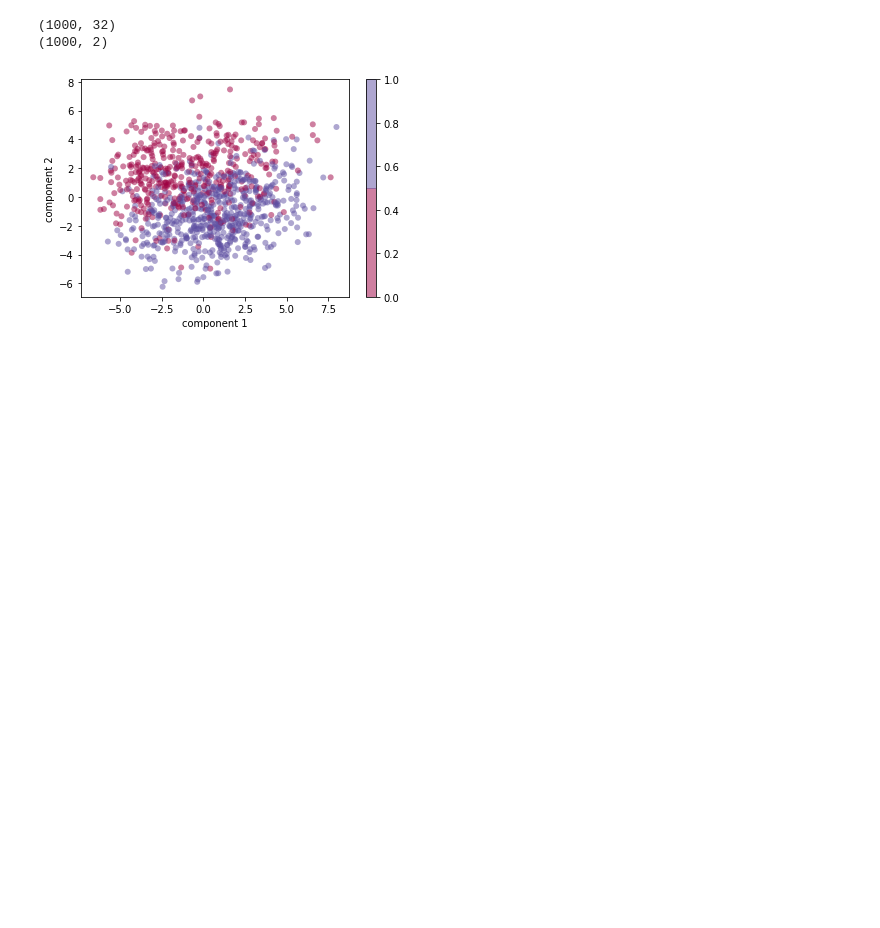
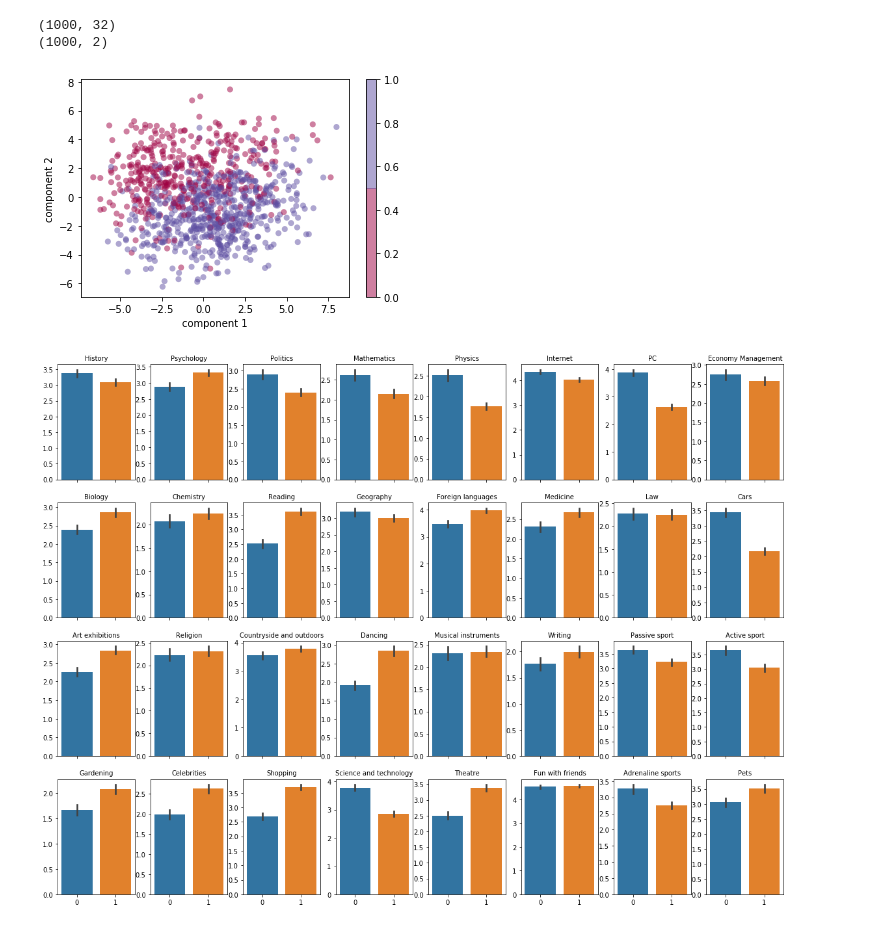
Before and after one commit to AndriiFedorchuk/Machine-learning-course, a Jupyter notebook: Main_project.ipynb, the cells around one changed output. Drawn from its saved outputs; the diff is of its cells as text; code cells hidden in the pictures; blank space fills up the shorter version.

```diff
--- a/Main_project.ipynb
+++ b/Main_project.ipynb
@@ -96,6 +96,30 @@ plt.colorbar();
 (1000, 32)
 (1000, 2)
 [figure]
+# %%
+import seaborn as sns
+
+good_columns = ['History',	'Psychology',	'Politics',	'Mathematics',	'Physics',
+                'Internet',	'PC',	'Economy Management',	'Biology',	'Chemistry',
+                'Reading',	'Geography',	'Foreign languages',	'Medicine',	'Law',
+                'Cars',	'Art exhibitions',	'Religion',	'Countryside and outdoors',
+                'Dancing',	'Musical instruments',	'Writing',	'Passive sport',
+                'Active sport',	'Gardening',	'Celebrities',	'Shopping',
+                'Science and technology',	'Theatre',	'Fun with friends',	'Adrenaline sports',	'Pets']
+
+fig, ax = plt.subplots(nrows=4, ncols=8 ,figsize=(20,15), sharex=True)
+start = 0
+for j in range(4):
+    for i in range(8):
+        if start == len(good_columns):
+            break
+        sns.barplot(y=good_columns[start], x='Gender', data=dataset, ax=ax[j,i])
+        ax[j,i].set_ylabel('')
+        ax[j,i].set_xlabel('')
+        ax[j,i].set_title(good_columns[start], fontsize=10)
+        start += 1
+# %% [output]
+[figure, added]
 # %%
 from sklearn.datasets import fetch_openml
 from sklearn.neural_network import MLPClassifier
```
Also changed, not shown: parts of 5 cells of this notebook.
